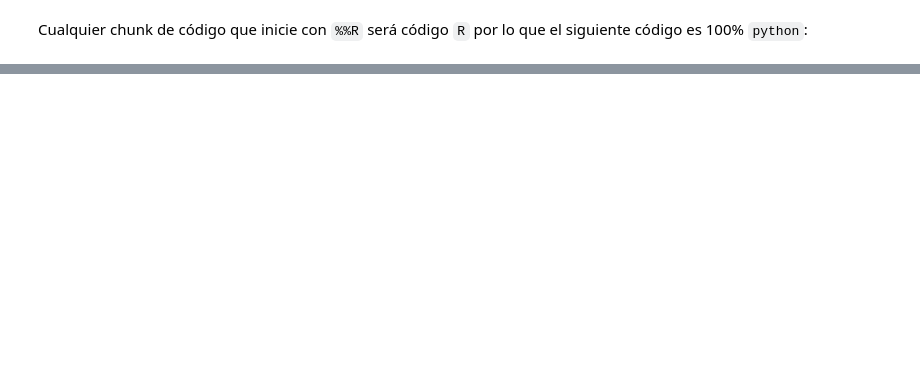
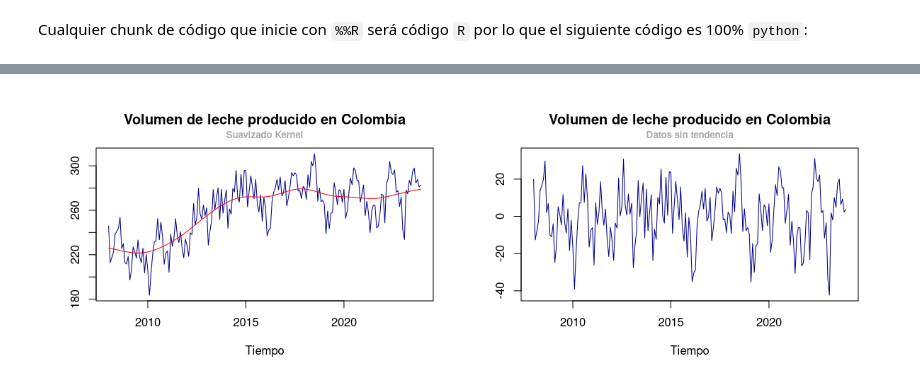
Before and after one commit to Mendivenson/Series-de-tiempo, a Jupyter notebook: Avance 2.ipynb, the cells around one changed output, grey strips where cells are left out. Drawn from its saved outputs; the diff is of its cells as text; code cells hidden in the pictures; blank space fills up the shorter version.

```diff
--- a/Avance 2.ipynb
+++ b/Avance 2.ipynb
@@ -90,0 +62,24 @@ head(prueba[,c('Periodo', 'NACIONAL')])
+# %%
+%%R -o leche -w 12 -h 4 --units in -r 100
+leche$NACIONAL = leche$NACIONAL/1000000
+# plot(leche$NACIONAL, type = 'l')
+tiempo = seq(2008, 2023.95, by = 1/12)
+predicciones = ksmooth(y = leche$NACIONAL, x = tiempo, kernel = 'normal', bandwidth = 2.5)$y
+# leche$NACIONAL = leche$NACIONAL - predicciones$y
+par(mfrow = c(1,2))
+
+plot(x = tiempo ,y = leche$NACIONAL, xlab = 'Tiempo', ylab = '',
+        main = 'Volumen de leche producido en Colombia',
+        col = 'darkblue', cex = 0.5, type = 'l')
+mtext(bquote(bold('Suavizado Kernel')), side = 3, line = 0.5,
+      adj = 0.5, cex = 0.8, col = 'darkgray')
+lines(x = tiempo,y = predicciones, col = 'red')
+
+# Datos sin tendencia
+plot(x = tiempo,y = leche$NACIONAL - predicciones,xlab = 'Tiempo', ylab = '', main = 'Volumen de leche producido en Colombia',
+     col = 'darkblue', cex = 0.5, type = 'l')
+mtext(bquote(bold('Datos sin tendencia')), side = 3, line = 0.5, adj = 0.5, cex = 0.8, col = 'darkgray')
+
+leche$NACIONAL = leche$NACIONAL - predicciones
+# %% [output]
+[figure, added]
```
Also changed, not shown: parts of 14 cells of this notebook.
